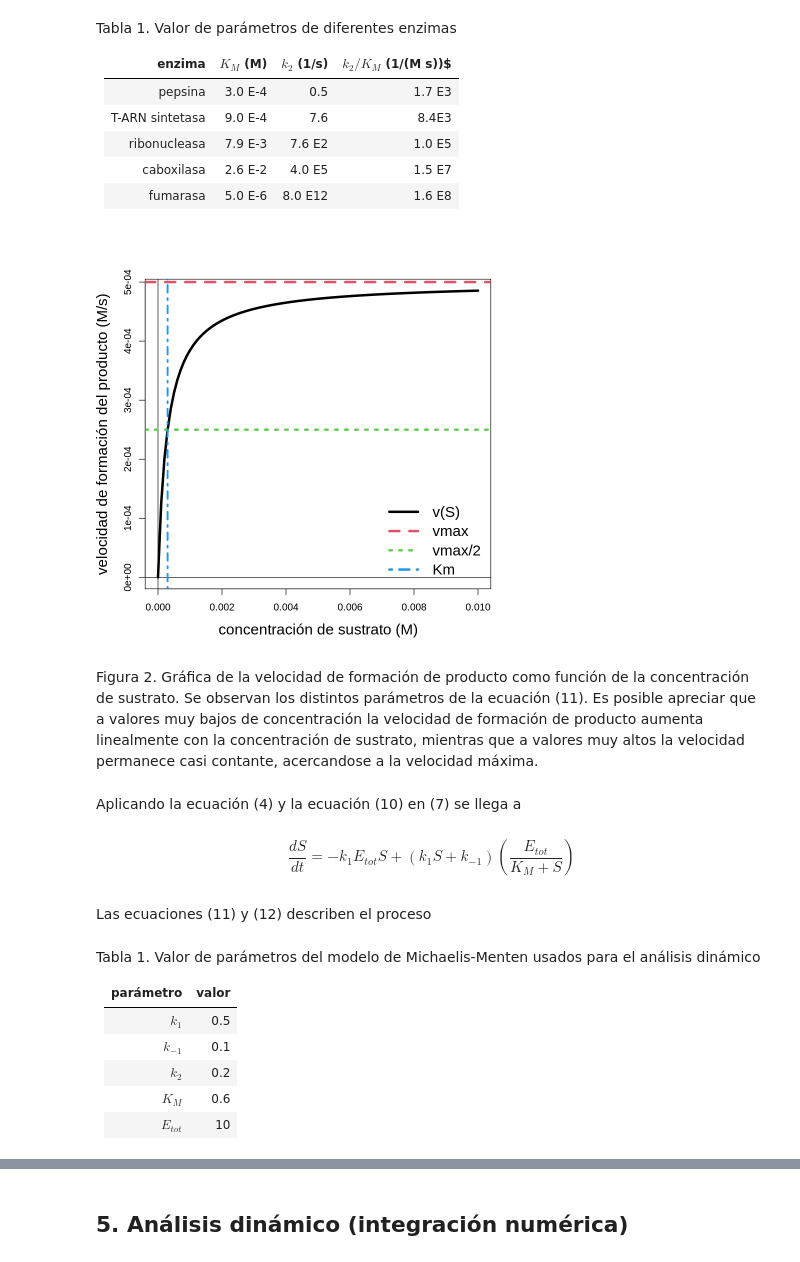
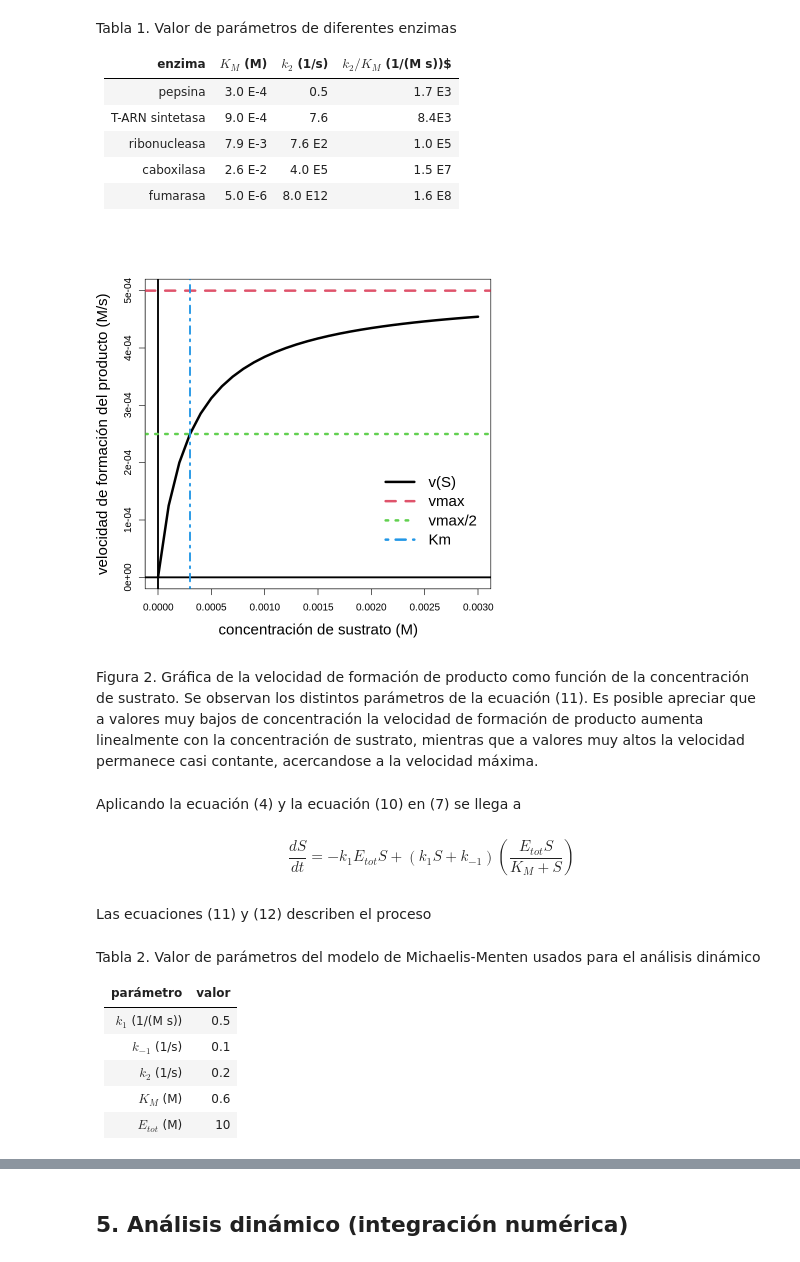
Before and after one commit to sysbio-unam/practicas-computacionales, a Jupyter notebook: michaelis-menten-y-hill.ipynb, the cells around one changed output, grey strips where cells are left out. Cells and saved outputs as stored; diff of their text form; code cells hidden in the pictures.

```diff
--- a/michaelis-menten-y-hill.ipynb
+++ b/michaelis-menten-y-hill.ipynb
@@ -150,19 +150,19 @@ k2 <- 0.5 # 1/s
 Etot <- 0.001 # M
 p <- c(Km = 3.0*10^(-4), vmax = k2*Etot)
 # valores de sustrato
-s <- seq(0,0.01,0.0001)
+s <- seq(0,0.003,0.0001)
 vel <- velocity(s, p)
 # %%
 # mostra resultados
 plot(s, vel, type = "l", xlab = "concentración de sustrato (M)", ylab = "velocidad de formación del producto (M/s)",
-     cex.lab = 1.5, lwd = 4)
-abline(h = 0, v = 0)
+     cex.lab = 1.5, lwd = 4, ylim = c(0,p["vmax"]))
+abline(h = 0, v = 0, col = rep(1,2), lwd = 3)
 abline(h = p["vmax"], lwd = 4, lty = 2, col = 2)
 abline(h = p["vmax"]/2, lwd = 4, lty = 3, col = 3)
 abline(v = p["Km"], lwd = 3, lty = 4, col = 4)
-legend("bottomright", legend = c("v(S)", "vmax","vmax/2", "Km"), lty = 1:4, col = 1:4, bty = "n", lwd = 4, cex = 1.5)
+legend(x = 0.0020, y = 2e-4, legend = c("v(S)", "vmax","vmax/2", "Km"), lty = 1:4, col = 1:4, bty = "n", lwd = 4, cex = 1.5)
 # %% [output]
-[figure, old version]
+[figure, new version]
 # %% [markdown]
 Figura 2. Gráfica de la velocidad de formación de producto como función de la concentración de sustrato. Se observan los distintos parámetros de la ecuación (11). Es posible apreciar que a valores muy bajos de concentración la velocidad de formación de producto aumenta linealmente con la concentración de sustrato, mientras que a valores muy altos la velocidad permanece casi contante, acercandose a la velocidad máxima.
 # %% [markdown]
@@ -174,17 +174,17 @@ $$
 $$
 
 $$
-\frac{dS}{dt} = -k_1E_{tot}S + (k_1S + k_{-1})\left( \frac{E_{tot}}{K_M + S} \right) \tag{12}
+\frac{dS}{dt} = -k_1E_{tot}S + (k_1S + k_{-1})\left( \frac{E_{tot}S}{K_M + S} \right) \tag{12}
 $$
 # %% [markdown]
 Las ecuaciones (11) y (12) describen el proceso
 # %% [markdown]
-Tabla 1. Valor de parámetros del modelo de Michaelis-Menten usados para el análisis dinámico
+Tabla 2. Valor de parámetros del modelo de Michaelis-Menten usados para el análisis dinámico
 
 |parámetro | valor |
 |:---:|:---:|
-| $k_1$ | 0.5 |
-| $k_{-1}$ | 0.1 |
-| $k_2$ | 0.2 |
-| $K_M$ | 0.6 |
-| $E_{tot}$ | 10 |
+| $k_1$ (1/(M s)) | 0.5 |
+| $k_{-1}$ (1/s)| 0.1 |
+| $k_2$ (1/s)| 0.2 |
+| $K_M$ (M)| 0.6 |
+| $E_{tot}$ (M) | 10 |
```
Also changed, not shown: parts of 19 cells of this notebook.
